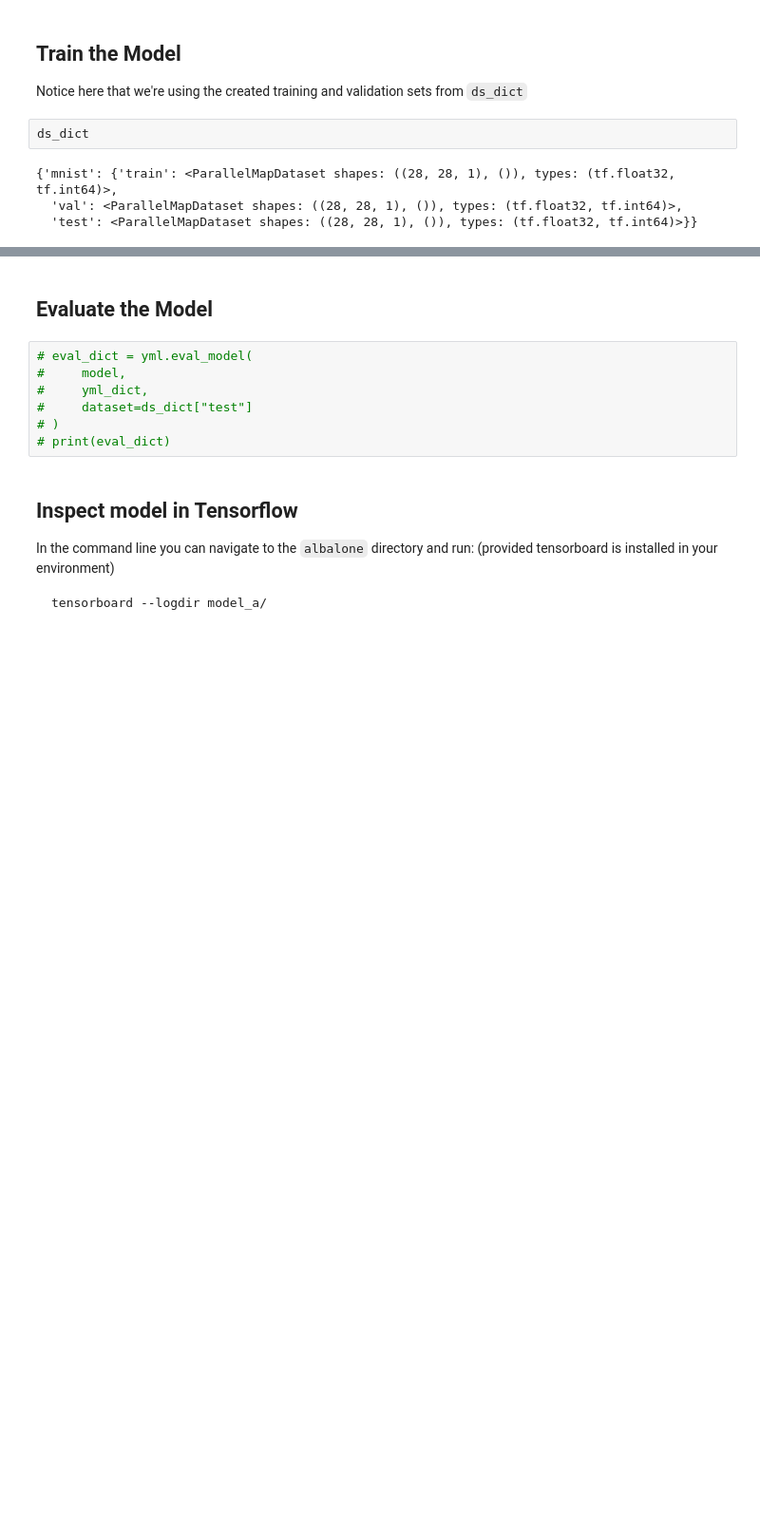
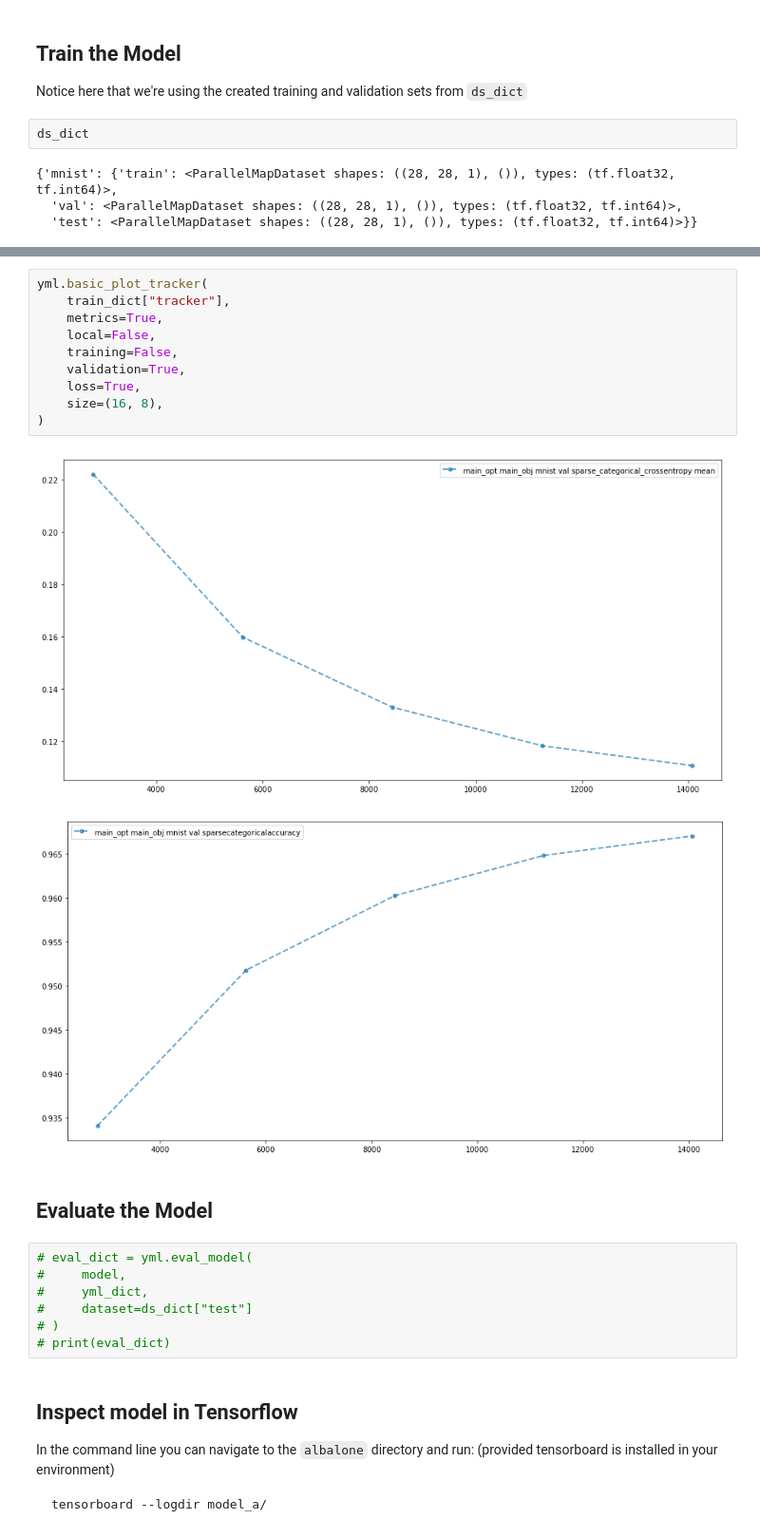
Before and after one commit to yeahml/yeahml, a Jupyter notebook: examples/mnist/mnist.ipynb, the cells around one changed output, grey strips where cells are left out. Shown at 95% size. Drawn from its saved outputs; the diff is of its cells as text; blank space fills up the shorter version.

```diff
--- a/examples/mnist/mnist.ipynb
+++ b/examples/mnist/mnist.ipynb
@@ -156,3 +145,16 @@ plot_trackers(train_dict["tracker"]["main_opt"]["main_obj"]['metrics']["mnist"][
+# %%
+yml.basic_plot_tracker(
+    train_dict["tracker"],
+    metrics=True,
+    local=False,
+    training=False,
+    validation=True,
+    loss=True,
+    size=(16, 8),
+)
+# %% [output]
+[figure, added]
+[figure, added]
 # %% [markdown]
 ## Evaluate the Model
 # %%
```
Also changed, not shown: parts of 10 cells of this notebook, 8 other files.
